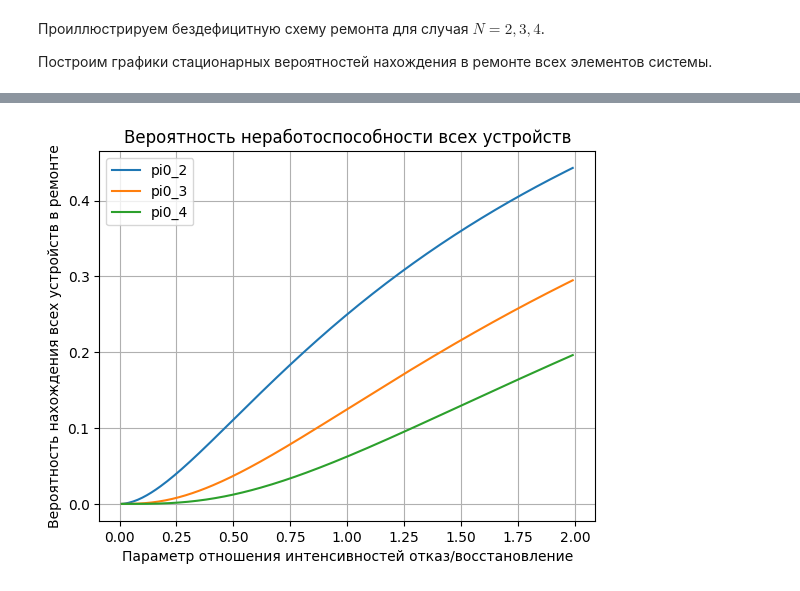
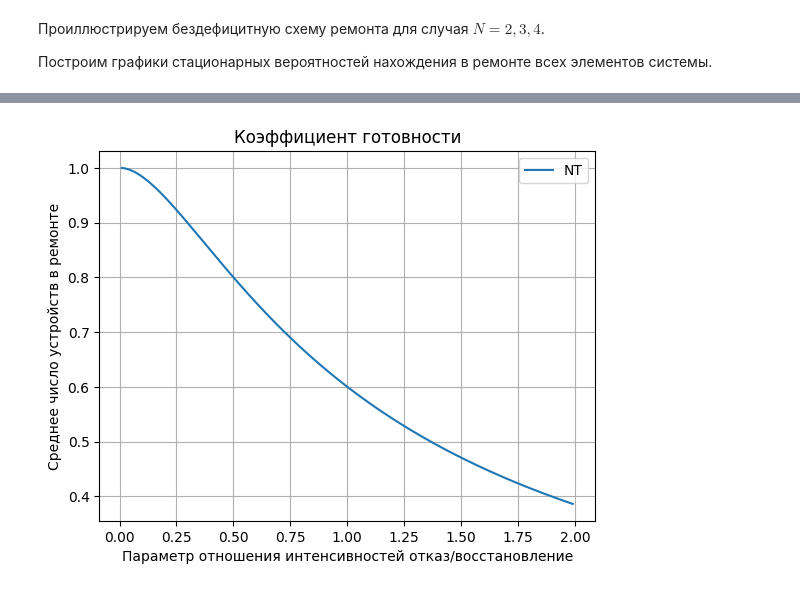
Before and after one commit to SergeyS1954/LW_TR, a Jupyter notebook: LW4.ipynb, the cells around one changed output, grey strips where cells are left out. Drawn from its saved outputs; the diff is of its cells as text; code cells hidden in the pictures.

```diff
--- a/LW4.ipynb
+++ b/LW4.ipynb
@@ -31,18 +162,15 @@ $$
 # %%
 import matplotlib.pyplot as plt
 import numpy as np
 ro = np.arange (0.01, 2.0, 0.01)
-pi2_2 = (ro/(1 + ro))**2
-pi3_3 =  (ro/(1 + ro))**3
-pi4_4 =  (ro/(1 + ro))**4
-plt.plot(ro,pi2_2,label = 'pi0_2')
-plt.plot(ro,pi3_3,label = 'pi0_3')
-plt.plot(ro,pi4_4,label = 'pi0_4')
-plt.title('Вероятность неработоспособности всех устройств')
+Kg = (2*ro + 1)/(1 + 2*ro + 2*ro**2)
+plt.plot(ro,Kg,label = 'NT')
+plt.title('Коэффициент готовности')
 plt.xlabel('Параметр отношения интенсивностей отказ/восстановление')
-plt.ylabel('Вероятность нахождения всех устройств в ремонте')
+plt.ylabel('Среднее число устройств в ремонте') #plt.show()
 plt.legend()
 plt.grid(True)
+
 plt.show()
 # %% [output]
-[figure, old version]
+[figure, new version]
```
Also changed, not shown: parts of 23 cells of this notebook.
